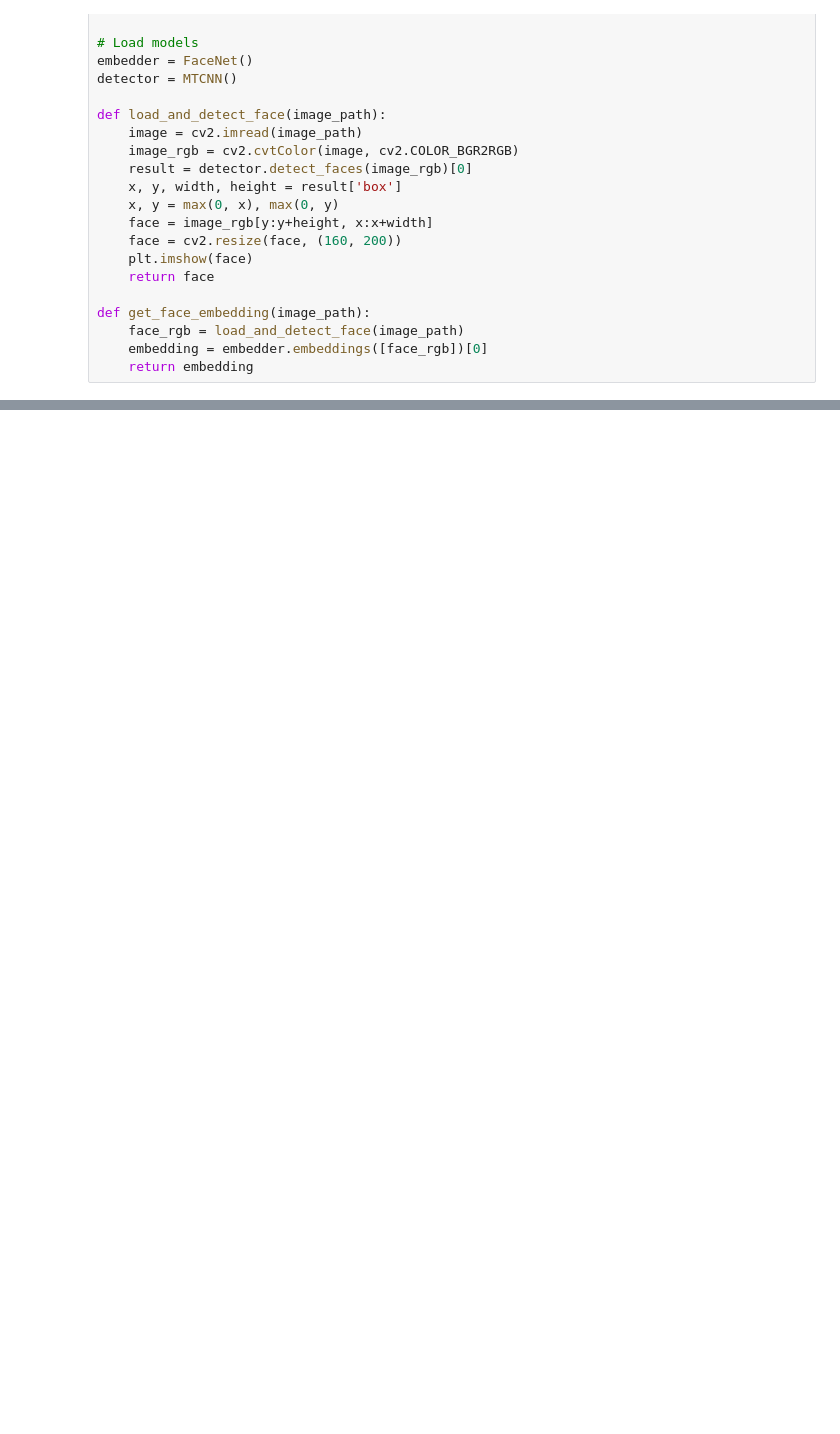
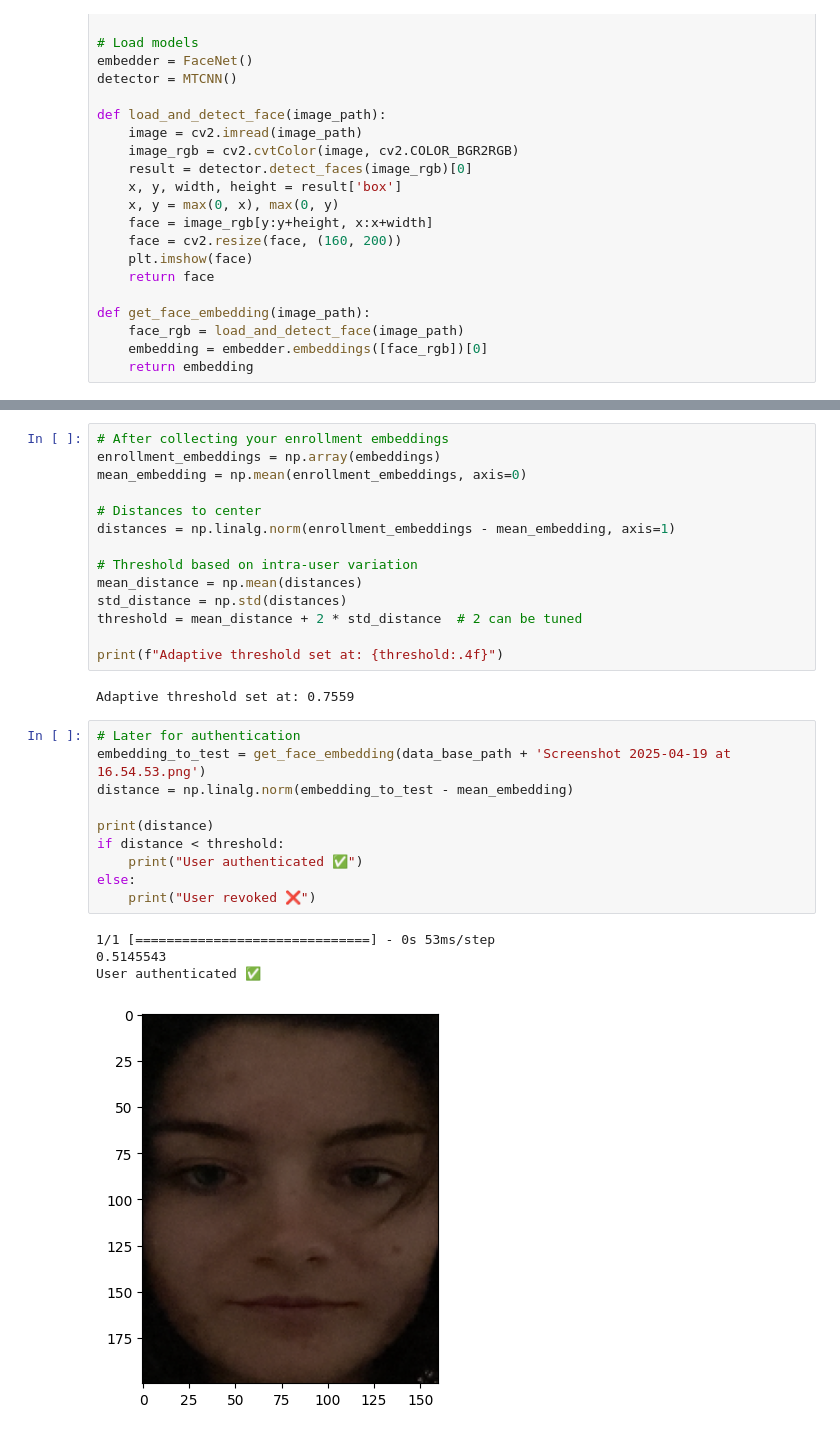
Before and after one commit to miriampalmetshofer/conFaceAuth, a Jupyter notebook: detectFace.ipynb, the cells around one changed output, grey strips where cells are left out. Cells and saved outputs as stored; diff of their text form; blank space fills up the shorter version.

```diff
--- a/detectFace.ipynb
+++ b/detectFace.ipynb
@@ -83,5 +85,36 @@ WARNING:tensorflow:5 out of the last 30 calls to <function Model.make_predict_fu
  -1.33610675e-02  1.91967487e-02  2.98216622e-02 -1.40677206e-02
   6.65007234e-02  1.46636711e-02  3.29267159e-02 -1.57717091e-03
  -8.16751830e-03 -3.01466808e-02 -1.76028460e-02  1.91702303e-02]
+# %%
+# After collecting your enrollment embeddings
+enrollment_embeddings = np.array(embeddings)
+mean_embedding = np.mean(enrollment_embeddings, axis=0)
+
+# Distances to center
+distances = np.linalg.norm(enrollment_embeddings - mean_embedding, axis=1)
+
+# Threshold based on intra-user variation
+mean_distance = np.mean(distances)
+std_distance = np.std(distances)
+threshold = mean_distance + 2 * std_distance  # 2 can be tuned
+
+print(f"Adaptive threshold set at: {threshold:.4f}")
+# %% [output]
+Adaptive threshold set at: 0.7559
+# %%
+# Later for authentication
+embedding_to_test = get_face_embedding(data_base_path + 'Screenshot 2025-04-19 at 16.54.53.png')
+distance = np.linalg.norm(embedding_to_test - mean_embedding)
+
+print(distance)
+if distance < threshold:
+    print("User authenticated ✅")
+else:
+    print("User revoked ❌")
+# %% [output]
+1/1 [==============================] - 0s 53ms/step
+0.5145543
+User authenticated ✅
+[figure, added]
 # %%
 # Compare with input image
```
Also changed, not shown: parts of 2 cells of this notebook, 1 other file.
